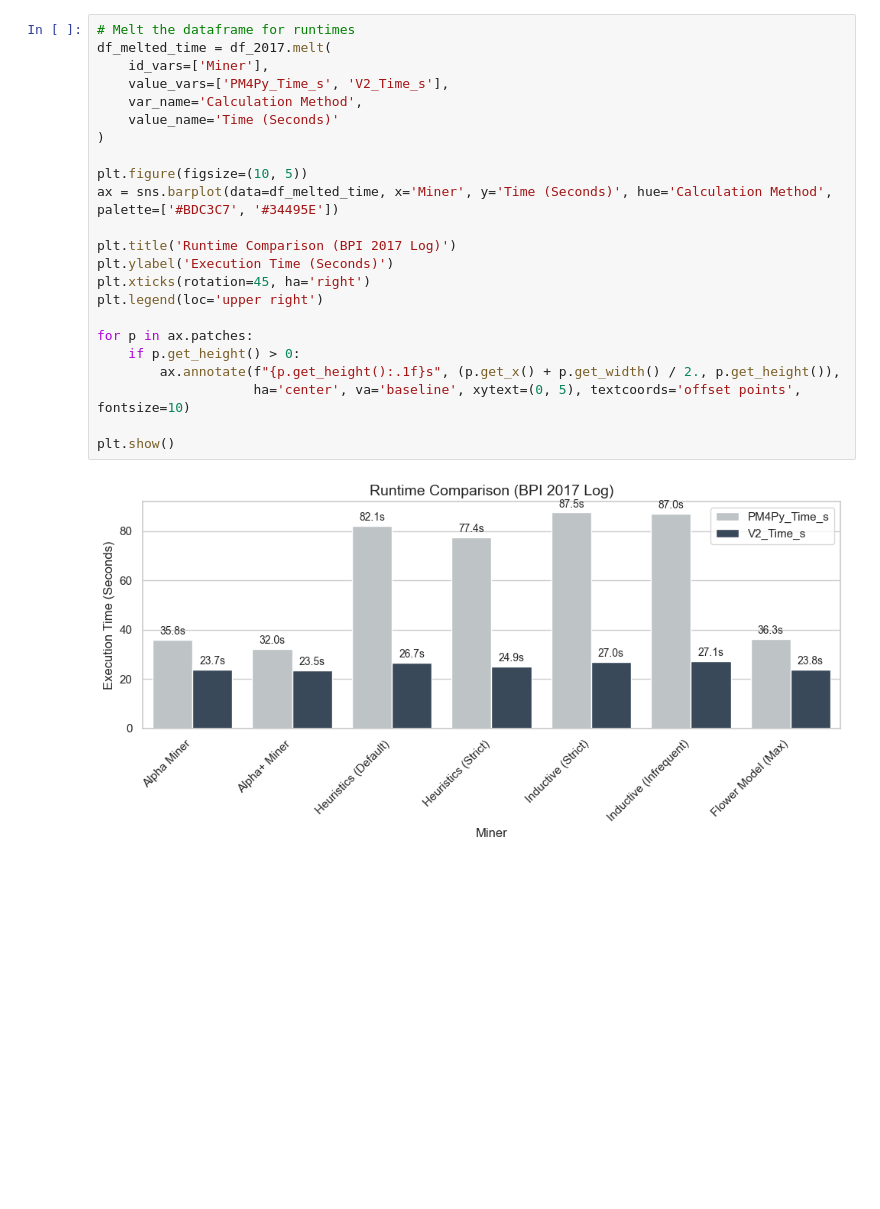
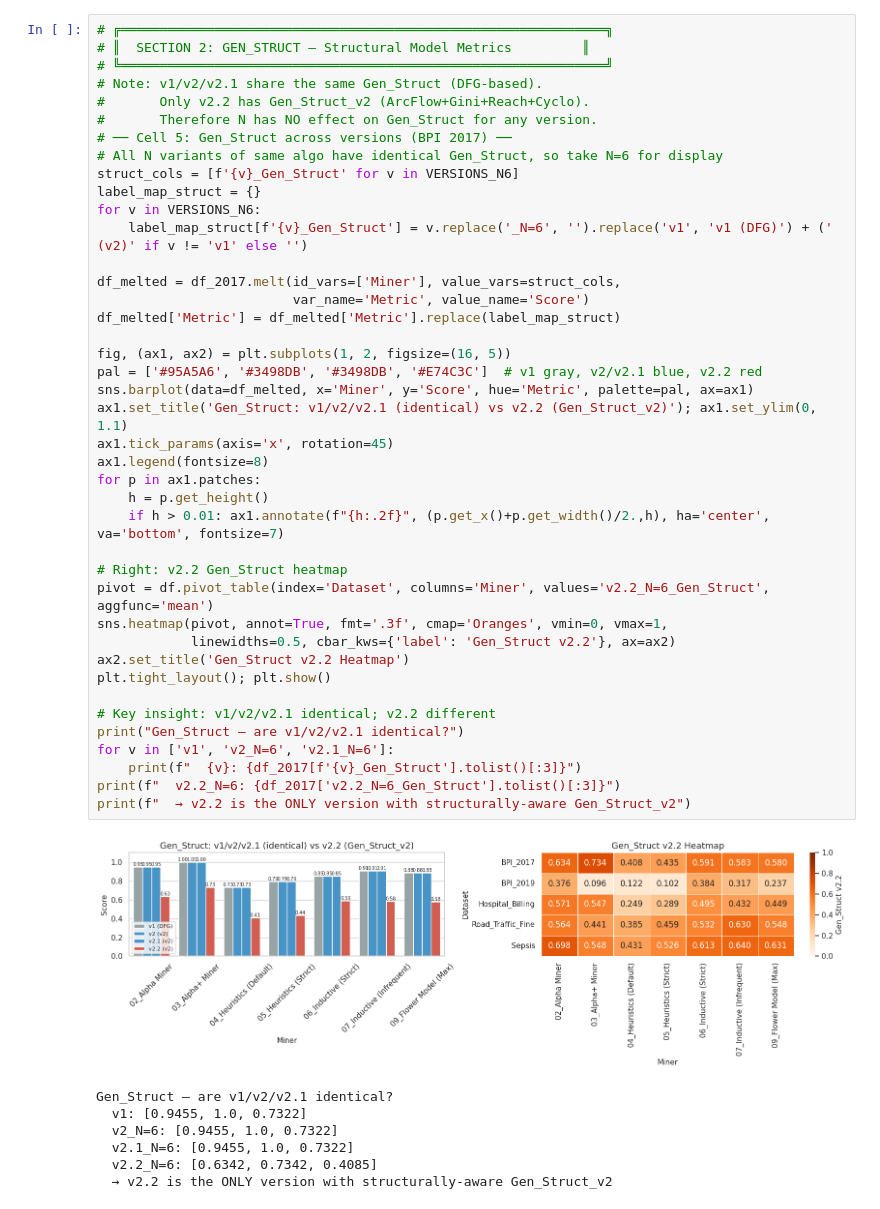
Before and after one commit to Gength/generalization_analysis, a Jupyter notebook: benchmark_analysis.ipynb, the cells around one changed output. Cells and saved outputs as stored; diff of their text form; blank space fills up the shorter version.

```diff
--- a/benchmark_analysis.ipynb
+++ b/benchmark_analysis.ipynb
@@ -144,25 +185,49 @@ The palette list has fewer values (2) than needed (3) and will cycle, which may
 # %%
-# Melt the dataframe for runtimes
-df_melted_time = df_2017.melt(
-    id_vars=['Miner'],
-    value_vars=['PM4Py_Time_s', 'V2_Time_s'],
-    var_name='Calculation Method',
-    value_name='Time (Seconds)'
-)
+# ╔══════════════════════════════════════════════════════════════╗
+# ║  SECTION 2: GEN_STRUCT — Structural Model Metrics         ║
+# ╚══════════════════════════════════════════════════════════════╝
+# Note: v1/v2/v2.1 share the same Gen_Struct (DFG-based).
+#       Only v2.2 has Gen_Struct_v2 (ArcFlow+Gini+Reach+Cyclo).
+#       Therefore N has NO effect on Gen_Struct for any version.
+# ── Cell 5: Gen_Struct across versions (BPI 2017) ──
+# All N variants of same algo have identical Gen_Struct, so take N=6 for display
+struct_cols = [f'{v}_Gen_Struct' for v in VERSIONS_N6]
+label_map_struct = {}
+for v in VERSIONS_N6:
+    label_map_struct[f'{v}_Gen_Struct'] = v.replace('_N=6', '').replace('v1', 'v1 (DFG)') + (' (v2)' if v != 'v1' else '')
 
-plt.figure(figsize=(10, 5))
-ax = sns.barplot(data=df_melted_time, x='Miner', y='Time (Seconds)', hue='Calculation Method', palette=['#BDC3C7', '#34495E'])
+df_melted = df_2017.melt(id_vars=['Miner'], value_vars=struct_cols,
+                         var_name='Metric', value_name='Score')
+df_melted['Metric'] = df_melted['Metric'].replace(label_map_struct)
 
-plt.title('Runtime Comparison (BPI 2017 Log)')
-plt.ylabel('Execution Time (Seconds)')
-plt.xticks(rotation=45, ha='right')
-plt.legend(loc='upper right')
+fig, (ax1, ax2) = plt.subplots(1, 2, figsize=(16, 5))
+pal = ['#95A5A6', '#3498DB', '#3498DB', '#E74C3C']  # v1 gray, v2/v2.1 blue, v2.2 red
+sns.barplot(data=df_melted, x='Miner', y='Score', hue='Metric', palette=pal, ax=ax1)
+ax1.set_title('Gen_Struct: v1/v2/v2.1 (identical) vs v2.2 (Gen_Struct_v2)'); ax1.set_ylim(0, 1.1)
+ax1.tick_params(axis='x', rotation=45)
+ax1.legend(fontsize=8)
+for p in ax1.patches:
+    h = p.get_height()
+    if h > 0.01: ax1.annotate(f"{h:.2f}", (p.get_x()+p.get_width()/2.,h), ha='center', va='bottom', fontsize=7)
 
-for p in ax.patches:
-    if p.get_height() > 0:
-        ax.annotate(f"{p.get_height():.1f}s", (p.get_x() + p.get_width() / 2., p.get_height()),
-                    ha='center', va='baseline', xytext=(0, 5), textcoords='offset points', fontsize=10)
+# Right: v2.2 Gen_Struct heatmap
+pivot = df.pivot_table(index='Dataset', columns='Miner', values='v2.2_N=6_Gen_Struct', aggfunc='mean')
+sns.heatmap(pivot, annot=True, fmt='.3f', cmap='Oranges', vmin=0, vmax=1,
+            linewidths=0.5, cbar_kws={'label': 'Gen_Struct v2.2'}, ax=ax2)
+ax2.set_title('Gen_Struct v2.2 Heatmap')
+plt.tight_layout(); plt.show()
 
-plt.show()
+# Key insight: v1/v2/v2.1 identical; v2.2 different
+print("Gen_Struct — are v1/v2/v2.1 identical?")
+for v in ['v1', 'v2_N=6', 'v2.1_N=6']:
+    print(f"  {v}: {df_2017[f'{v}_Gen_Struct'].tolist()[:3]}")
+print(f"  v2.2_N=6: {df_2017['v2.2_N=6_Gen_Struct'].tolist()[:3]}")
+print(f"  → v2.2 is the ONLY version with structurally-aware Gen_Struct_v2")
 # %% [output]
-[figure, old version]
+[figure, new version]
+Gen_Struct — are v1/v2/v2.1 identical?
+  v1: [0.9455, 1.0, 0.7322]
+  v2_N=6: [0.9455, 1.0, 0.7322]
+  v2.1_N=6: [0.9455, 1.0, 0.7322]
+  v2.2_N=6: [0.6342, 0.7342, 0.4085]
+  → v2.2 is the ONLY version with structurally-aware Gen_Struct_v2
```
Also changed, not shown: parts of 12 cells of this notebook, 7 other files.
